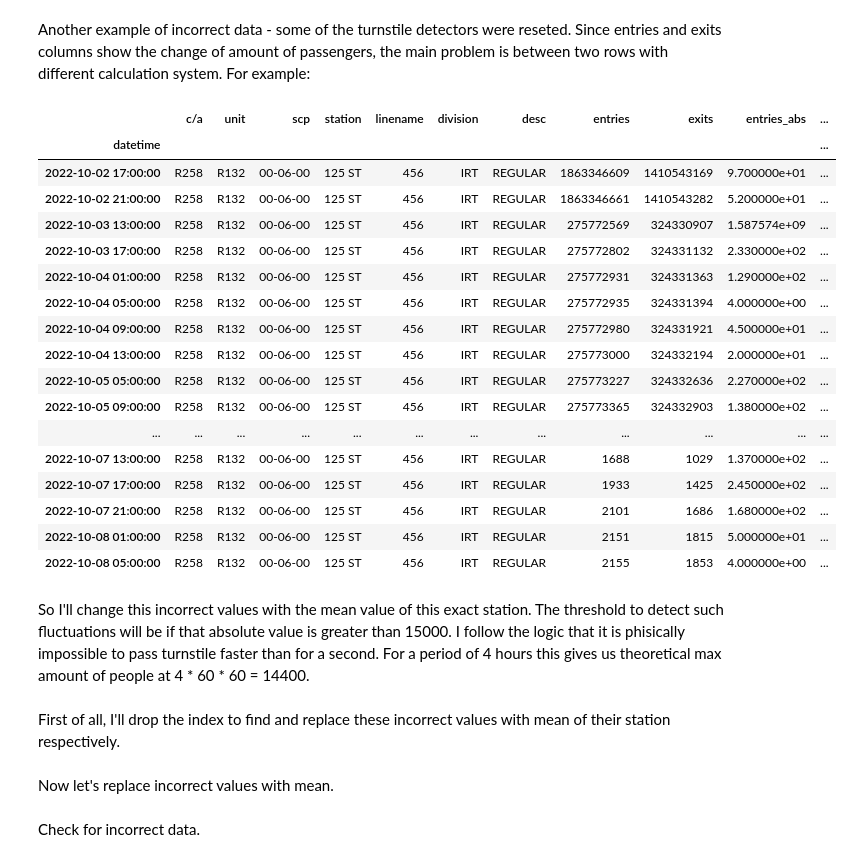
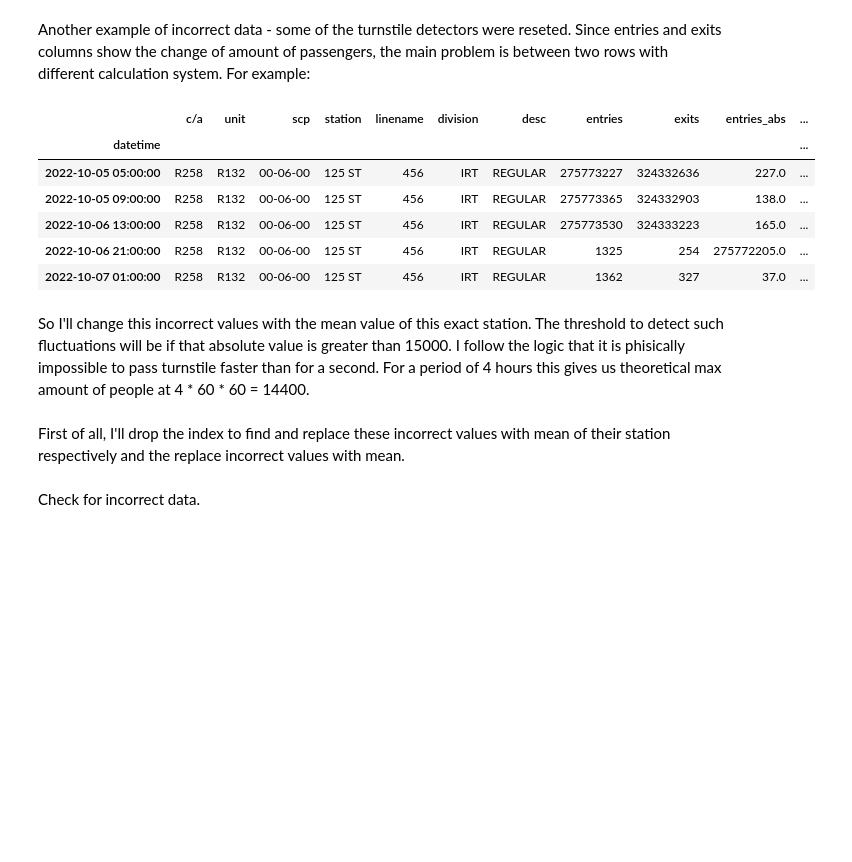
Before and after one commit to lmarett8/nyc_subway_traffic, a Jupyter notebook: notebooks/01_Download_Basic_Clean_year.ipynb, the cells around one changed output. Saved outputs shown, nothing was run; the diff lists cells and outputs as text; code cells hidden in the pictures; blank space fills up the shorter version.

Commit message:
date column

```diff
--- a/notebooks/01_Download_Basic_Clean_year.ipynb
+++ b/notebooks/01_Download_Basic_Clean_year.ipynb
@@ -107,9 +110,14 @@ memory usage: 919.5+ MB
 # %% [markdown]
 All columns except DATE and TIME are in the correct format. Let's unite that columns and change to datetime.
 # %%
+
 # snake_case column names
 df.columns=df.columns.str.lower().str.replace(" ","")
 # converting date to datetime format and dropping initial columns
 df["datetime"]=df["date"]+" "+df["time"]
 df.datetime=pd.to_datetime(df["datetime"])
-df.drop(columns=["date","time"],inplace=True)
+df.drop(columns=["time"],inplace=True)
+# This code creates multindex that will help group dataframe
+# and calculate absolute values for entries and exits instead of relevant.
+df['stat_id']=df["station"]+" "+df["scp"]+" "+df["c/a"]
+df=df.set_index(["stat_id","datetime"]).sort_index()
@@ -218,27 +218,17 @@ df.loc["WORLD TRADE CTR 01-03-04 N094"].iloc[1855:1860]
 # %% [markdown]
 Another example of incorrect data - some of the turnstile detectors were reseted. Since entries and exits columns show the change of amount of passengers, the main problem is between two rows with different calculation system. For example:
 # %%
-df.loc["125 ST 00-06-00 R258"].iloc[-60:-40]
+#example of turnstile reset
+df.loc["125 ST 00-06-00 R258"].iloc[-52:-47]
 # %% [output]
 |  | c/a | unit | scp | station | linename | division | desc | entries | exits | entries_abs | ... |
 | datetime |  |  |  |  |  |  |  |  |  |  | ... |
-| 2022-10-02 17:00:00 | R258 | R132 | 00-06-00 | 125 ST | 456 | IRT | REGULAR | 1863346609 | 1410543169 | 9.700000e+01 | ... |
-| 2022-10-02 21:00:00 | R258 | R132 | 00-06-00 | 125 ST | 456 | IRT | REGULAR | 1863346661 | 1410543282 | 5.200000e+01 | ... |
-| 2022-10-03 13:00:00 | R258 | R132 | 00-06-00 | 125 ST | 456 | IRT | REGULAR | 275772569 | 324330907 | 1.587574e+09 | ... |
-| 2022-10-03 17:00:00 | R258 | R132 | 00-06-00 | 125 ST | 456 | IRT | REGULAR | 275772802 | 324331132 | 2.330000e+02 | ... |
-| 2022-10-04 01:00:00 | R258 | R132 | 00-06-00 | 125 ST | 456 | IRT | REGULAR | 275772931 | 324331363 | 1.290000e+02 | ... |
-| 2022-10-04 05:00:00 | R258 | R132 | 00-06-00 | 125 ST | 456 | IRT | REGULAR | 275772935 | 324331394 | 4.000000e+00 | ... |
-| 2022-10-04 09:00:00 | R258 | R132 | 00-06-00 | 125 ST | 456 | IRT | REGULAR | 275772980 | 324331921 | 4.500000e+01 | ... |
-| 2022-10-04 13:00:00 | R258 | R132 | 00-06-00 | 125 ST | 456 | IRT | REGULAR | 275773000 | 324332194 | 2.000000e+01 | ... |
-| 2022-10-05 05:00:00 | R258 | R132 | 00-06-00 | 125 ST | 456 | IRT | REGULAR | 275773227 | 324332636 | 2.270000e+02 | ... |
-| 2022-10-05 09:00:00 | R258 | R132 | 00-06-00 | 125 ST | 456 | IRT | REGULAR | 275773365 | 324332903 | 1.380000e+02 | ... |
-| ... | ... | ... | ... | ... | ... | ... | ... | ... | ... | ... | ... |
-| 2022-10-07 13:00:00 | R258 | R132 | 00-06-00 | 125 ST | 456 | IRT | REGULAR | 1688 | 1029 | 1.370000e+02 | ... |
-| 2022-10-07 17:00:00 | R258 | R132 | 00-06-00 | 125 ST | 456 | IRT | REGULAR | 1933 | 1425 | 2.450000e+02 | ... |
-| 2022-10-07 21:00:00 | R258 | R132 | 00-06-00 | 125 ST | 456 | IRT | REGULAR | 2101 | 1686 | 1.680000e+02 | ... |
-| 2022-10-08 01:00:00 | R258 | R132 | 00-06-00 | 125 ST | 456 | IRT | REGULAR | 2151 | 1815 | 5.000000e+01 | ... |
-| 2022-10-08 05:00:00 | R258 | R132 | 00-06-00 | 125 ST | 456 | IRT | REGULAR | 2155 | 1853 | 4.000000e+00 | ... |
+| 2022-10-05 05:00:00 | R258 | R132 | 00-06-00 | 125 ST | 456 | IRT | REGULAR | 275773227 | 324332636 | 227.0 | ... |
+| 2022-10-05 09:00:00 | R258 | R132 | 00-06-00 | 125 ST | 456 | IRT | REGULAR | 275773365 | 324332903 | 138.0 | ... |
+| 2022-10-06 13:00:00 | R258 | R132 | 00-06-00 | 125 ST | 456 | IRT | REGULAR | 275773530 | 324333223 | 165.0 | ... |
+| 2022-10-06 21:00:00 | R258 | R132 | 00-06-00 | 125 ST | 456 | IRT | REGULAR | 1325 | 254 | 275772205.0 | ... |
+| 2022-10-07 01:00:00 | R258 | R132 | 00-06-00 | 125 ST | 456 | IRT | REGULAR | 1362 | 327 | 37.0 | ... |
 # %% [markdown]
  So I'll change this incorrect values with the mean value of this exact station. The threshold to detect such fluctuations will be if that absolute value is greater than 15000. I follow the logic that it is phisically impossible to pass turnstile faster than for a second. For a period of 4 hours this gives us theoretical max amount of people at 4 * 60 * 60 = 14400.
 # %% [markdown]
-First of all, I'll drop the index to find and replace these incorrect values with mean of their station respectively.
+First of all, I'll drop the index to find and replace these incorrect values with mean of their station respectively and the replace incorrect values with mean.
@@ -247,3 +235 @@ df.reset_index(inplace=True)
-# %% [markdown]
-Now let's replace incorrect values with mean.
 # %%
```
Also changed, not shown: parts of 13 cells of this notebook, 6 other files.
